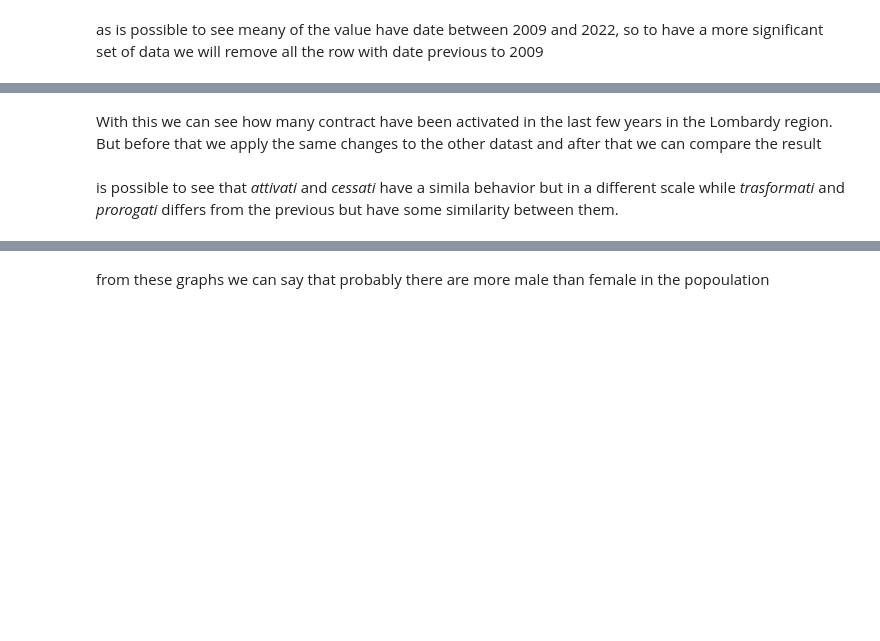
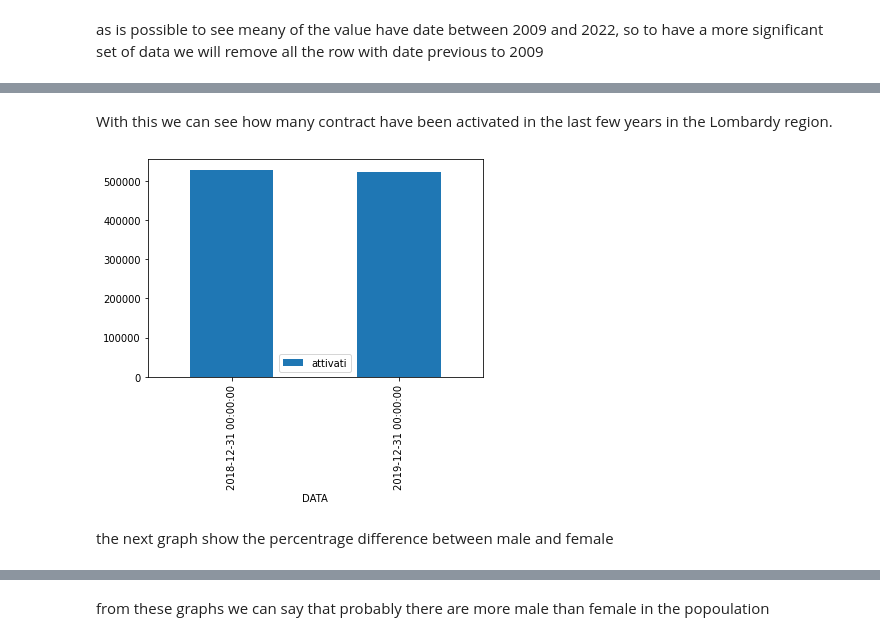
Before and after one commit to DragoE99/Drago-lamb_DataSforBusiness, a Jupyter notebook: DataSforBusiness_dragoLamb.ipynb, the cells around one changed output, grey strips where cells are left out. Cells and saved outputs as stored; diff of their text form; code cells hidden in the pictures; blank space fills up the shorter version.

```diff
--- a/DataSforBusiness_dragoLamb.ipynb
+++ b/DataSforBusiness_dragoLamb.ipynb
@@ -126,2 +355,3 @@ The first step is to group the column by year and count how many contract are ac
 # %%
+rap_lavoro_attivati = rap_lavoro_attivati[(rap_lavoro_attivati.DATA >= '2018') & (rap_lavoro_attivati.DATA < '2020')]
 print(rap_lavoro_attivati.groupby(pd.Grouper(key='DATA', freq='Y'))['DATA'].count())
@@ -135,2 +375,2 @@ print(attivatiTemp.groupby(pd.Grouper(key='DATA', freq='Y'))['DATA'].count())
 # %% [markdown]
-With this we can see how many contract have been activated in the last few years in the Lombardy region. But before that we apply the same changes to the other datast and after that we can compare the result
+With this we can see how many contract have been activated in the last few years in the Lombardy region.
@@ -141,5 +377,12 @@ plt.show()
+# %%
+attivatiTemp.groupby(pd.Grouper(key='DATA', freq='Y'))['DATA'].count().plot(label="attivati", kind='bar')
+
+plt.legend()
+plt.show()
+# %% [output]
+[figure, added]
 # %% [markdown]
-is possible to see that *attivati* and *cessati*  have a simila behavior but in a different scale while *trasformati* and *prorogati* differs from the previous but have some similarity between them.
+the next graph show the percentrage difference between male and female
 # %%
 m_to_f_rationA = rap_lavoro_attivati.GENERE.value_counts()
 
```
Also changed, not shown: parts of 136 cells of this notebook.
